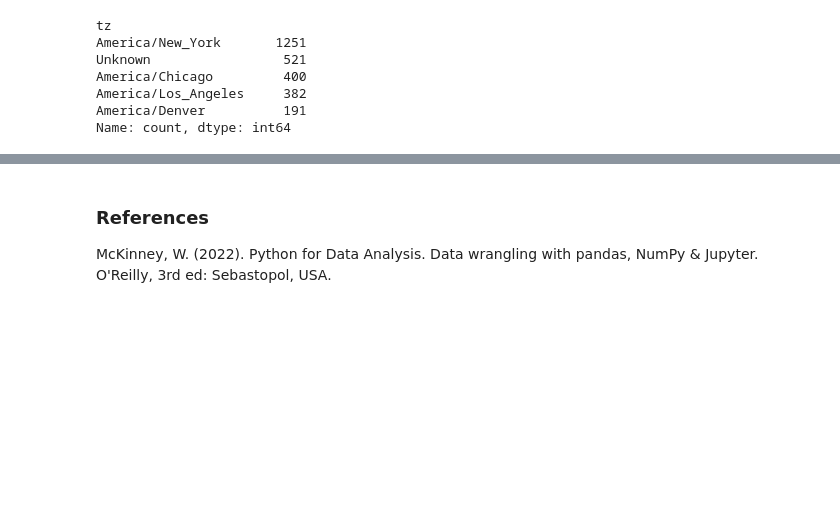
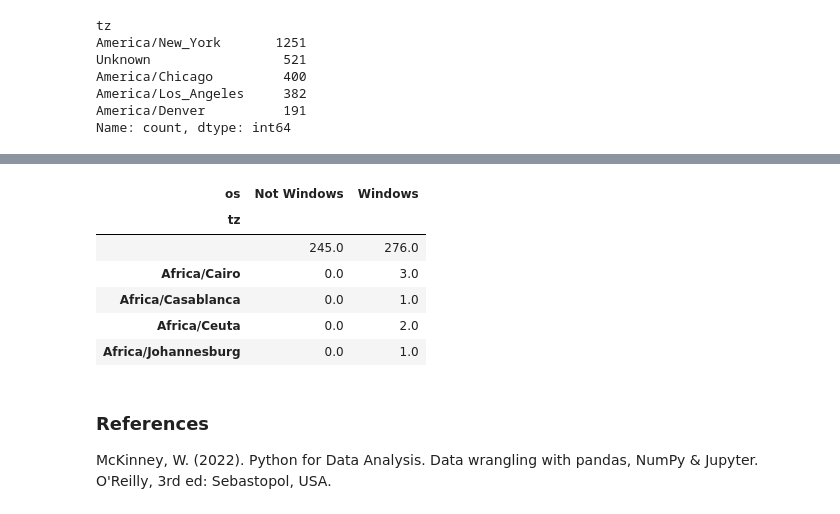
Before and after one commit to scaceresg/proj-data-analysis, a Jupyter notebook: bitly-usagov/bitly-usa.gov.ipynb, the cells around one changed output, grey strips where cells are left out. Drawn from its saved outputs; the diff is of its cells as text; code cells hidden in the pictures; blank space fills up the shorter version.

```diff
--- a/bitly-usagov/bitly-usa.gov.ipynb
+++ b/bitly-usagov/bitly-usa.gov.ipynb
@@ -175,3 +258,17 @@ sns.barplot(y=subset.index, x=subset.to_numpy())
+# %%
+# Group by time zone
+groupby_tz = df.groupby(['tz', 'os'])
+agg_counts = groupby_tz.size().unstack().fillna(0)
+
+agg_counts.head()
+# %% [output]
+| os | Not Windows | Windows |
+| tz |  |  |
+|  | 245.0 | 276.0 |
+| Africa/Cairo | 0.0 | 3.0 |
+| Africa/Casablanca | 0.0 | 1.0 |
+| Africa/Ceuta | 0.0 | 2.0 |
+| Africa/Johannesburg | 0.0 | 1.0 |
 # %% [markdown]
 ### References
 
```
Also changed, not shown: parts of 12 cells of this notebook.
